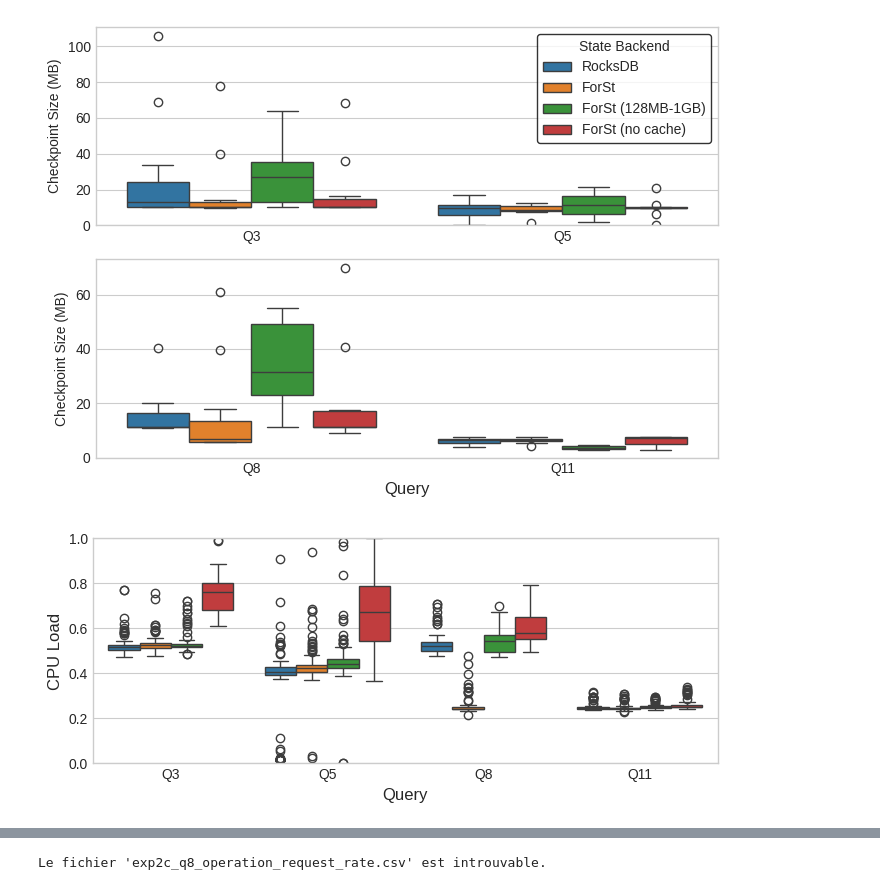
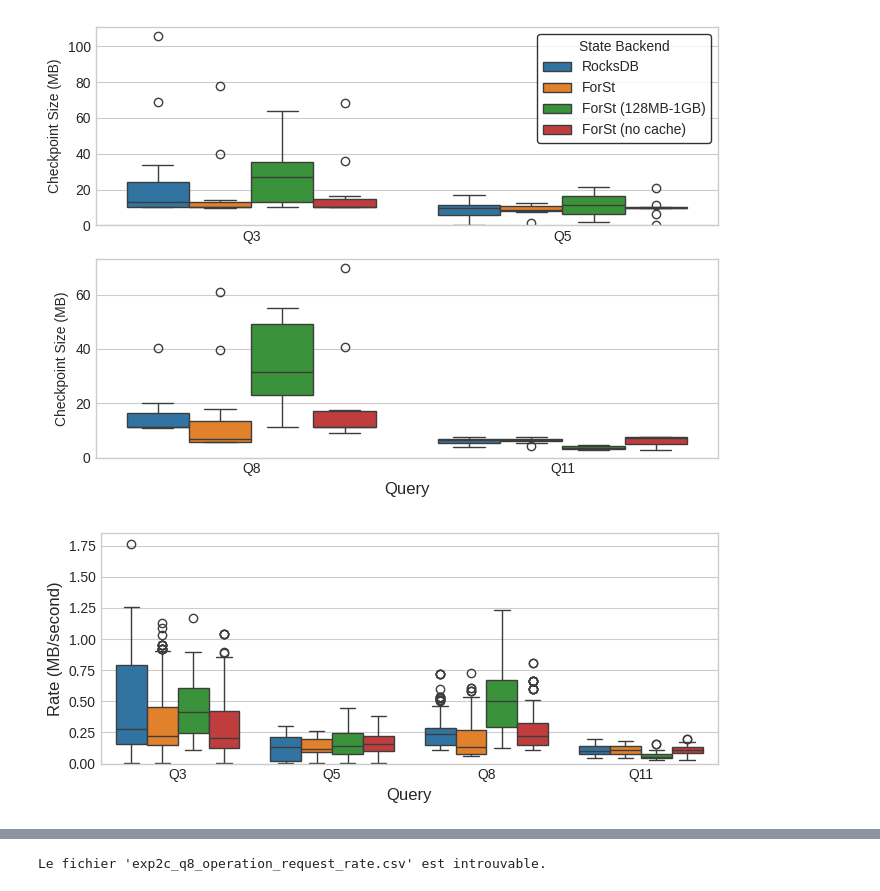
Before and after one commit to alugand/flink-justin, a Jupyter notebook: notebooks/forst/nexmark/exp2c/xp.ipynb, the cells around one changed output, grey strips where cells are left out. Cells and saved outputs as stored; diff of their text form; code cells hidden in the pictures.

```diff
--- a/notebooks/forst/nexmark/exp2c/xp.ipynb
+++ b/notebooks/forst/nexmark/exp2c/xp.ipynb
@@ -341,7 +341,7 @@ def plot_combined_boxplots_custom_names(file_list):
             print(f"Attention : Le fichier {file_path} n'a pas été trouvé.")
             continue
 
-        match = re.search(r'q(\d+)_cpu_load\.csv', file_path)
+        match = re.search(r'q(\d+)_minio_bytes\.csv', file_path)
         if not match:
             continue
         query_num = f"Q{match.group(1)}"
@@ -358,7 +358,7 @@ def plot_combined_boxplots_custom_names(file_list):
             if col_name != 'Time' and not df[col_name].isnull().all():
                 temp_df = pd.DataFrame({
                     # Note: J'ai conservé le nom 'Throughput' comme dans votre code
-                    'Throughput': df[col_name].dropna(),
+                    'Throughput': df[col_name].dropna()/ (1024*1024),
                     'Backend': col_name,
                     'Query': query_num
                 })
@@ -372,37 +372,35 @@ def plot_combined_boxplots_custom_names(file_list):
     query_order = sorted(combined_df['Query'].unique(), key=lambda q: int(q[1:]))
 
     plt.style.use('seaborn-v0_8-whitegrid')
     fig, ax = plt.subplots(figsize=(7, 3))
     sns.boxplot(
         x='Query',
         y='Throughput',
         hue='Backend',
         data=combined_df,
         order=query_order,
         ax=ax,
         legend=False
     )
 
     ax.set_xlabel('Query',fontsize=12)
-    ax.set_ylabel('CPU Load',fontsize=12) # J'ai adapté ce label
-    ax.set_ylim(0,1)
+    ax.set_ylabel('Rate (MB/second)',fontsize=12) # J'ai adapté ce label
+    ax.set_ylim(0)
     # --- MODIFICATION 1 : Changer les paramètres de la légende ---
-    plt.yticks(np.arange(0, 1.2, 0.2))
-
     # Le formatage en 'k' peut ne pas être pertinent ici, je le commente
     # ax.yaxis.set_major_formatter(plt.FuncFormatter(lambda x, p: f'{int(x/1000)}k'))
 
     # --- MODIFICATION 2 : Simplifier tight_layout ---
     # L'argument 'rect' n'est plus nécessaire car la légende est à l'intérieur
     plt.tight_layout()
-    plt.savefig('cpu_load_bplot.pdf')
+    plt.savefig('minio_bytes_bplot.pdf')
 
 # --- Utilisation du script --
 # Assurez-vous que ces chemins d'accès sont corrects sur votre machine
-files_to_analyze = ["q11/exp2c_q11_cpu_load.csv", "q8/exp2c_q8_cpu_load.csv", "q5/exp2c_q5_cpu_load.csv", "q3/exp2c_q3_cpu_load.csv"]
+files_to_analyze = ["q11/exp2c_q11_minio_bytes.csv", "q8/exp2c_q8_minio_bytes.csv", "q5/exp2c_q5_minio_bytes.csv", "q3/exp2c_q3_minio_bytes.csv"]
 
 # Note: Le script ne pourra pas s'exécuter si les fichiers ne sont pas trouvés.
 # S'il fonctionne pour vous, il produira le graphique avec la légende interne.
 plot_combined_boxplots_custom_names(files_to_analyze)
 # %% [output]
-[figure, old version]
+[figure, new version]
```
Also changed, not shown: parts of 1 cell of this notebook, 29 other files.
